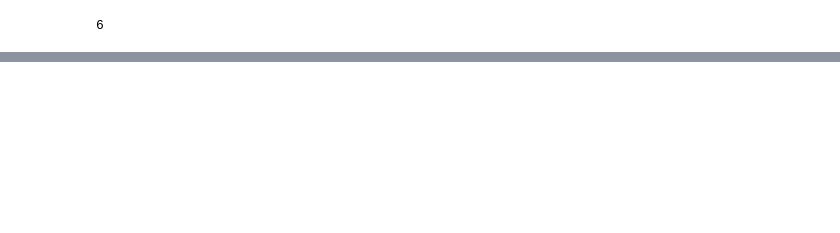
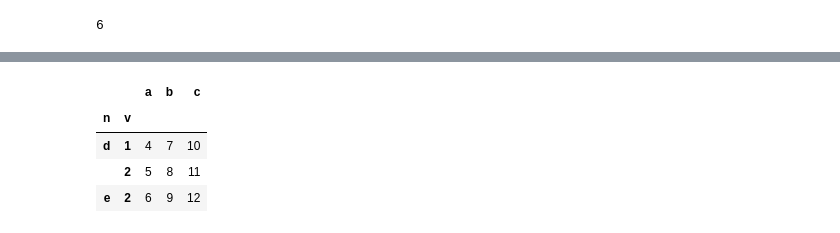
Before and after one commit to whitepanic/pandas, a Jupyter notebook: 20200527.ipynb, the cells around one changed output, grey strips where cells are left out. Cells and saved outputs as stored; diff of their text form; code cells hidden in the pictures; blank space fills up the shorter version.

```diff
--- a/20200527.ipynb
+++ b/20200527.ipynb
@@ -21,0 +56,10 @@ df
+# %%
+#df[df.a < 7]
+#df[df.b > 7]
+df[df['c'] >= 7]
+# %% [output]
+|  |  | a | b | c |
+| n | v |  |  |  |
+| d | 1 | 4 | 7 | 10 |
+|  | 2 | 5 | 8 | 11 |
+| e | 2 | 6 | 9 | 12 |
```
Also changed, not shown: parts of 14 cells of this notebook.
